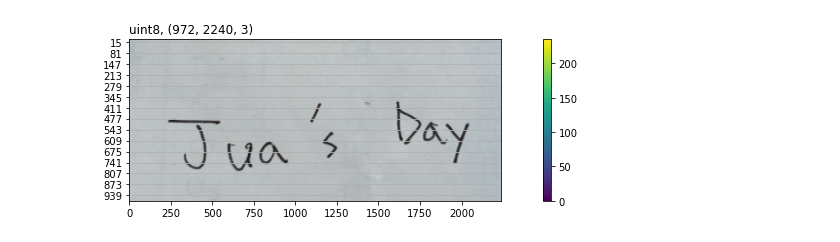
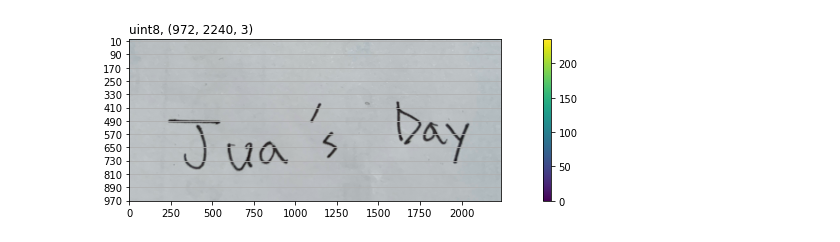
Before and after one commit to mafls122/TIL, a Jupyter notebook: Deep Learning/My_applicate.ipynb, the cells around one changed output. Saved outputs shown, nothing was run; the diff lists cells and outputs as text; code cells hidden in the pictures.

```diff
--- a/Deep Learning/My_applicate.ipynb
+++ b/Deep Learning/My_applicate.ipynb
@@ -15,25 +15,25 @@ import cv2
 # %%
 def compatible_image(img):
     if img.ndim == 3 and img.shape[2] == 1:
         img = img.reshape(img.shape[0], img.shape[1])
     return img
 
 def show_image(img, y_offset=0, y_steps=None, colorbar=True):
     plt.rcParams["font.size"] = 10
     plt.figure(figsize=(12, 3))
     plt.imshow(compatible_image(img))
     plt.title("{}, {}".format(img.dtype, img.shape), fontsize=12, loc="left")
     if y_steps:
         plt.yticks(np.arange(y_offset, img.shape[0] + 1, y_steps))
         plt.grid(True, axis="y")
     if colorbar:
         plt.colorbar()
     plt.tight_layout()
     plt.show()
 
 img_letter = cv2.imread('juas.jpg')
-show_image(img_letter, y_offset=15,y_steps =66)
+show_image(img_letter, y_offset=10,y_steps =80)
 # %% [output]
-[figure, old version]
+[figure, new version]
 # %%
 # 3-4 컬러로 이미지를 읽어 온다.
```
Also changed, not shown: parts of 12 cells of this notebook, 1 other file.
